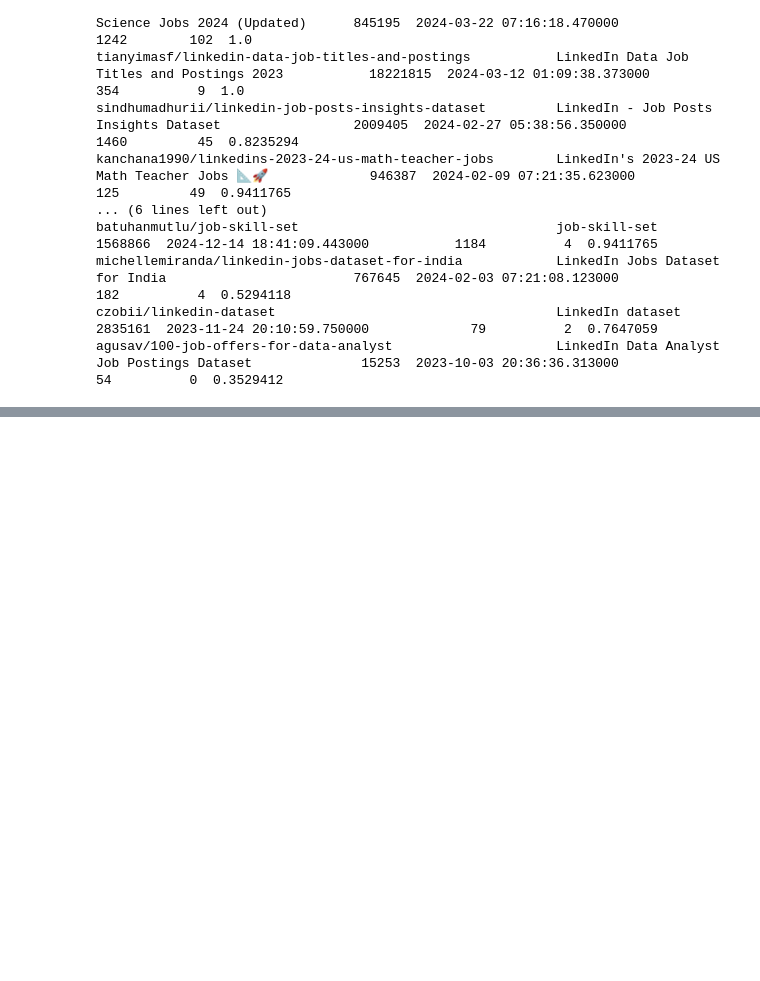
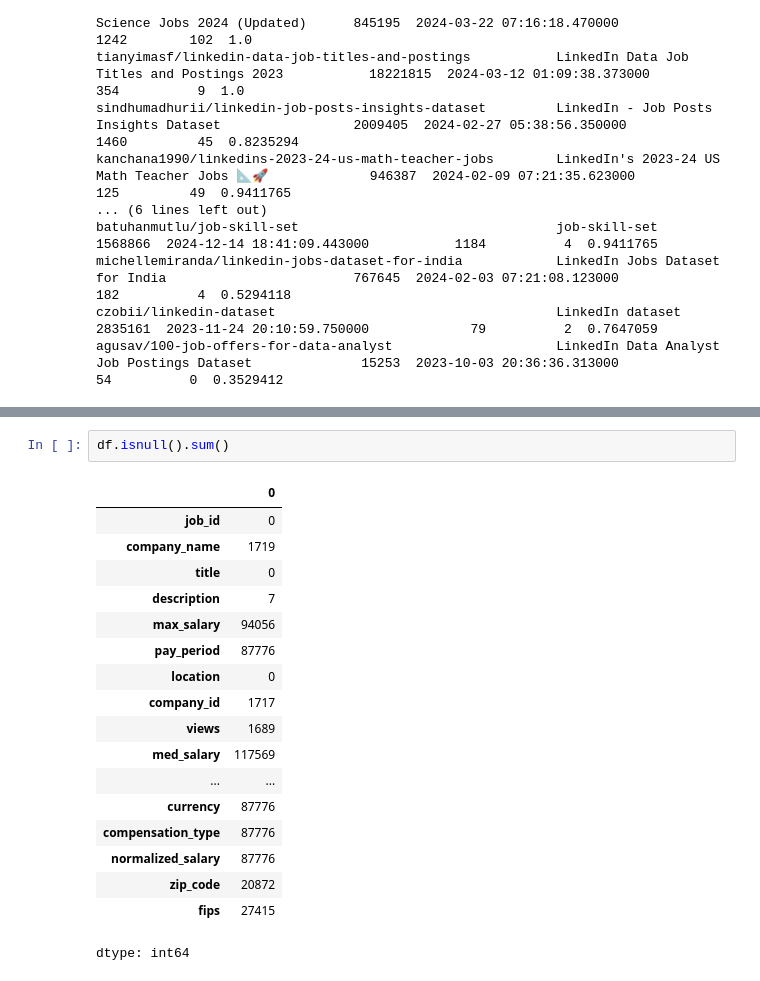
Before and after one commit to ShivaniSinghRajawat/Linkedin-Job-Posting-Analysis, a Jupyter notebook: Linkedin_Job_Posting_Analysis.ipynb, the cells around one changed output, grey strips where cells are left out. Cells and saved outputs as stored; diff of their text form; blank space fills up the shorter version.

```diff
--- a/Linkedin_Job_Posting_Analysis.ipynb
+++ b/Linkedin_Job_Posting_Analysis.ipynb
@@ -49,0 +157,21 @@ Downloading linkedin-job-postings .zip to ../Data/KaggleLinkedinJobPostingData
+# %%
+df.isnull().sum()
+# %% [output]
+|  | 0 |
+| job_id | 0 |
+| company_name | 1719 |
+| title | 0 |
+| description | 7 |
+| max_salary | 94056 |
+| pay_period | 87776 |
+| location | 0 |
+| company_id | 1717 |
+| views | 1689 |
+| med_salary | 117569 |
+| ... | ... |
+| currency | 87776 |
+| compensation_type | 87776 |
+| normalized_salary | 87776 |
+| zip_code | 20872 |
+| fips | 27415 |
+dtype: int64
```
Also changed, not shown: parts of 13 cells of this notebook.
